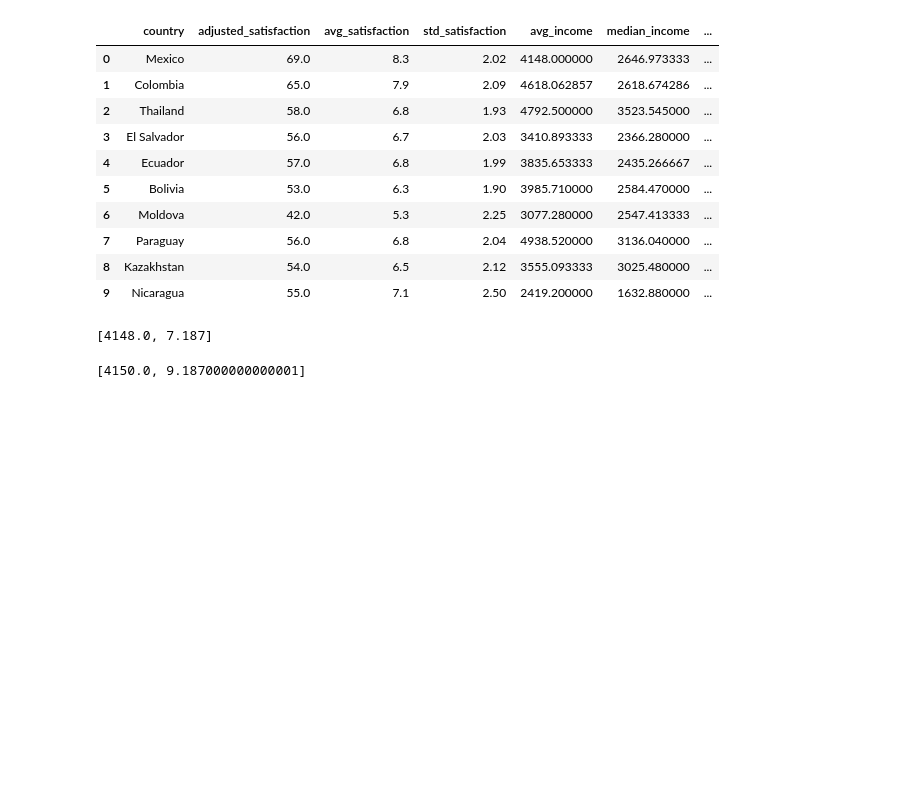
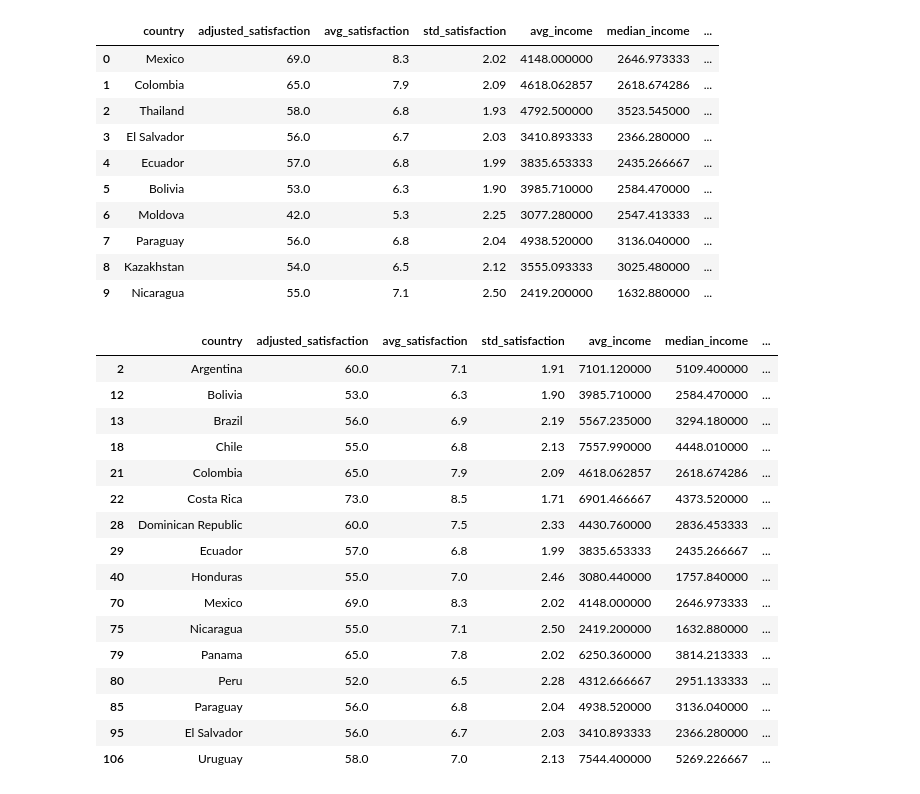
Before and after one commit to louishuynh/coursera-k-means, a Jupyter notebook: happiness plot.ipynb, the cells around one changed output. Drawn from its saved outputs; the diff is of its cells as text; code cells hidden in the pictures; blank space fills up the shorter version.

```diff
--- a/happiness plot.ipynb
+++ b/happiness plot.ipynb
@@ -25,15 +28,26 @@ happy_data.head(10)
 | 7 | Paraguay | 56.0 | 6.8 | 2.04 | 4938.520000 | 3136.040000 | ... |
 | 8 | Kazakhstan | 54.0 | 6.5 | 2.12 | 3555.093333 | 3025.480000 | ... |
 | 9 | Nicaragua | 55.0 | 7.1 | 2.50 | 2419.200000 | 1632.880000 | ... |
-# %%
-lll = list(df[df.country == 'Mexico'][['avg_income', 'happyScore']].values[0])
-lll
-# %% [output]
-[4148.0, 7.187]
-# %%
-[l +2 for l in lll]
-# %% [output]
-[4150.0, 9.187000000000001]
+# %%
+df[df.region == "'Latin America and Caribbean'"]
+# %% [output]
+|  | country | adjusted_satisfaction | avg_satisfaction | std_satisfaction | avg_income | median_income | ... |
+| 2 | Argentina | 60.0 | 7.1 | 1.91 | 7101.120000 | 5109.400000 | ... |
+| 12 | Bolivia | 53.0 | 6.3 | 1.90 | 3985.710000 | 2584.470000 | ... |
+| 13 | Brazil | 56.0 | 6.9 | 2.19 | 5567.235000 | 3294.180000 | ... |
+| 18 | Chile | 55.0 | 6.8 | 2.13 | 7557.990000 | 4448.010000 | ... |
+| 21 | Colombia | 65.0 | 7.9 | 2.09 | 4618.062857 | 2618.674286 | ... |
+| 22 | Costa Rica | 73.0 | 8.5 | 1.71 | 6901.466667 | 4373.520000 | ... |
+| 28 | Dominican Republic | 60.0 | 7.5 | 2.33 | 4430.760000 | 2836.453333 | ... |
+| 29 | Ecuador | 57.0 | 6.8 | 1.99 | 3835.653333 | 2435.266667 | ... |
+| 40 | Honduras | 55.0 | 7.0 | 2.46 | 3080.440000 | 1757.840000 | ... |
+| 70 | Mexico | 69.0 | 8.3 | 2.02 | 4148.000000 | 2646.973333 | ... |
+| 75 | Nicaragua | 55.0 | 7.1 | 2.50 | 2419.200000 | 1632.880000 | ... |
+| 79 | Panama | 65.0 | 7.8 | 2.02 | 6250.360000 | 3814.213333 | ... |
+| 80 | Peru | 52.0 | 6.5 | 2.28 | 4312.666667 | 2951.133333 | ... |
+| 85 | Paraguay | 56.0 | 6.8 | 2.04 | 4938.520000 | 3136.040000 | ... |
+| 95 | El Salvador | 56.0 | 6.7 | 2.03 | 3410.893333 | 2366.280000 | ... |
+| 106 | Uruguay | 58.0 | 7.0 | 2.13 | 7544.400000 | 5269.226667 | ... |
 # %%
 x = "avg_income"
 y = "happyScore"
```
Also changed, not shown: parts of 6 cells of this notebook.
